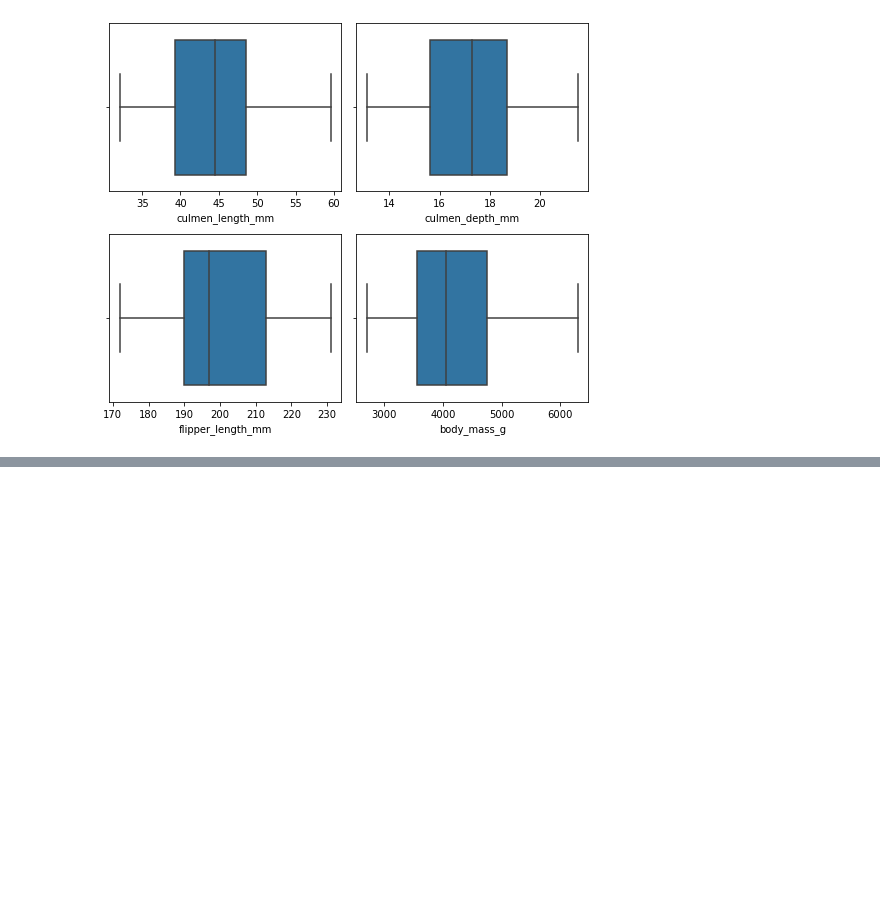
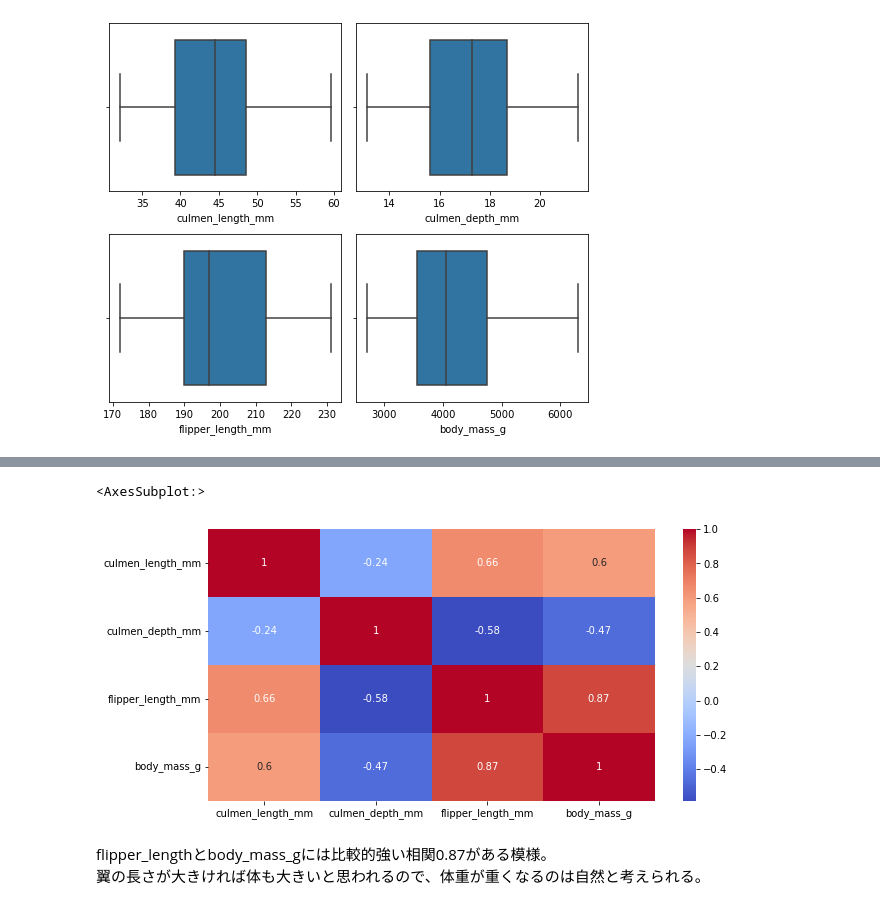
Before and after one commit to Mr-Garlic-Shrimp/TIL, a Jupyter notebook: Machine_Learning/ML_notebook-17(Missing_Value_Imputing_2).ipynb, the cells around one changed output, grey strips where cells are left out. Drawn from its saved outputs; the diff is of its cells as text; code cells hidden in the pictures; blank space fills up the shorter version.

```diff
--- a/Machine_Learning/ML_notebook-17(Missing_Value_Imputing_2).ipynb
+++ b/Machine_Learning/ML_notebook-17(Missing_Value_Imputing_2).ipynb
@@ -185,0 +200,4 @@ plt.tight_layout()
+# %%
+# 量的変数の相関係数算出。nullを落としておく必要あり。pandas DFに変換しておいた方がヒートマップは見やすい。
+df_corr = df[num_feat].drop_nulls().to_pandas().corr()
+df_corr
@@ -185,0 +210,10 @@ plt.tight_layout()
+# %%
+## heatmapを作成.数値を入れたいときはannot=Trueとする
+fig, ax = plt.subplots(figsize=(10, 5))
+sns.heatmap(df_corr, ax=ax,annot=True, cmap='coolwarm')
+# %% [output]
+<AxesSubplot:>
+[figure, added]
+# %% [markdown]
+flipper_lengthとbody_mass_gには比較的強い相関0.87がある模様。
+翼の長さが大きければ体も大きいと思われるので、体重が重くなるのは自然と考えられる。
```
Also changed, not shown: parts of 13 cells of this notebook.
